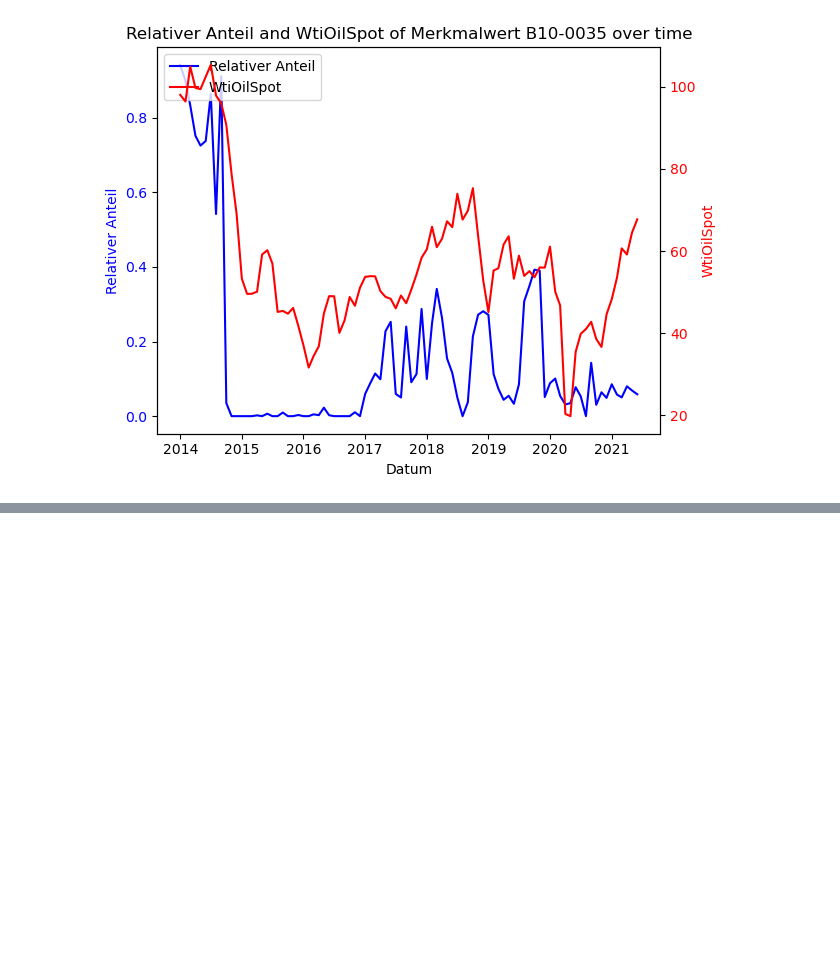
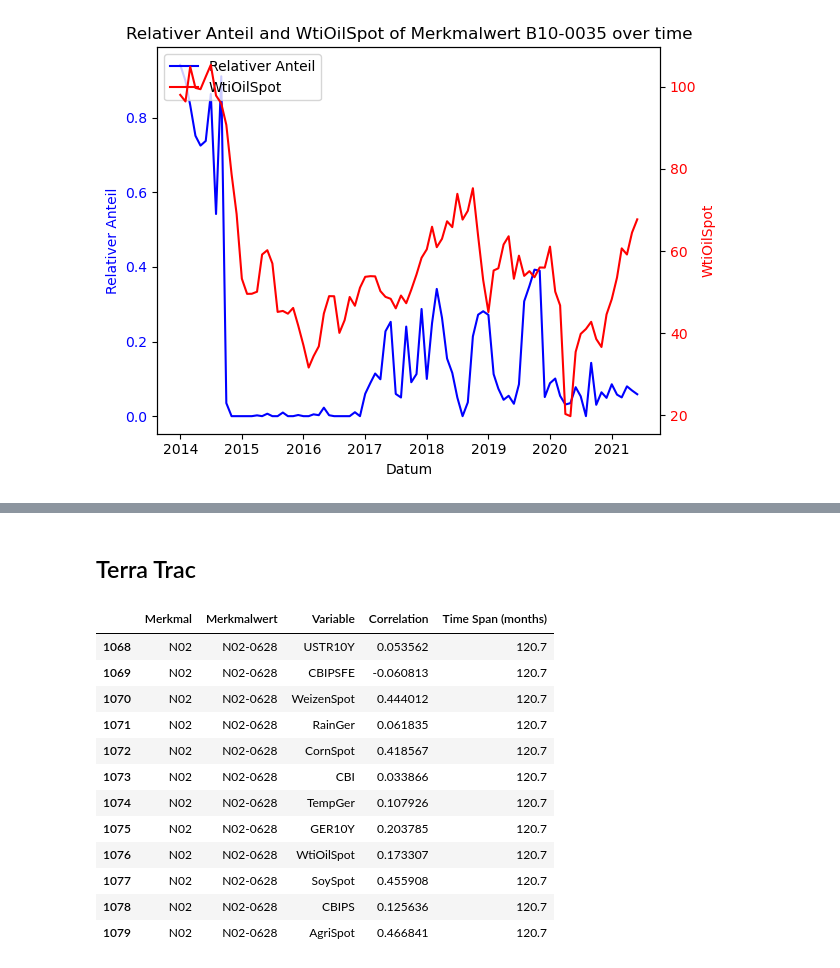
Before and after one commit to realreul/ML-with-CLAAS, a Jupyter notebook: Production/correlation.ipynb, the cells around one changed output, grey strips where cells are left out. Cells and saved outputs as stored; diff of their text form; code cells hidden in the pictures; blank space fills up the shorter version.

```diff
--- a/Production/correlation.ipynb
+++ b/Production/correlation.ipynb
@@ -254,7 +223,7 @@ plot_merkmalwert_with_extern(df=df, merkmalwert='P02-2070', y2_col='USTR10Y')
 import pandas as pd
 import numpy as np
 
-def calculate_correlations(df, min_months=24):
+def calculate_correlations_24months(df, min_months=24):
     # Define the columns to calculate Pearson correlation with
     columns_to_correlate = ['USTR10Y', 'CBIPSFE', 'WeizenSpot', 'RainGer', 'CornSpot',
                             'CBI', 'TempGer', 'GER10Y', 'WtiOilSpot', 'SoySpot',
@@ -323,0 +275,3 @@ print(correlations_df)
+# %%
+correlations_df_24m = calculate_correlations_24months(df)
+print(correlations_df_24m)
@@ -398,0 +372,18 @@ plot_merkmalwert_with_extern(df=df, merkmalwert='B10-0035', y2_col='WtiOilSpot')
+# %% [markdown]
+## Terra Trac
+# %%
+correlations_df_24m[correlations_df_24m['Merkmalwert'] == 'N02-0628']
+# %% [output]
+|  | Merkmal | Merkmalwert | Variable | Correlation | Time Span (months) |
+| 1068 | N02 | N02-0628 | USTR10Y | 0.053562 | 120.7 |
+| 1069 | N02 | N02-0628 | CBIPSFE | -0.060813 | 120.7 |
+| 1070 | N02 | N02-0628 | WeizenSpot | 0.444012 | 120.7 |
+| 1071 | N02 | N02-0628 | RainGer | 0.061835 | 120.7 |
+| 1072 | N02 | N02-0628 | CornSpot | 0.418567 | 120.7 |
+| 1073 | N02 | N02-0628 | CBI | 0.033866 | 120.7 |
+| 1074 | N02 | N02-0628 | TempGer | 0.107926 | 120.7 |
+| 1075 | N02 | N02-0628 | GER10Y | 0.203785 | 120.7 |
+| 1076 | N02 | N02-0628 | WtiOilSpot | 0.173307 | 120.7 |
+| 1077 | N02 | N02-0628 | SoySpot | 0.455908 | 120.7 |
+| 1078 | N02 | N02-0628 | CBIPS | 0.125636 | 120.7 |
+| 1079 | N02 | N02-0628 | AgriSpot | 0.466841 | 120.7 |
```
Also changed, not shown: parts of 15 cells of this notebook.
